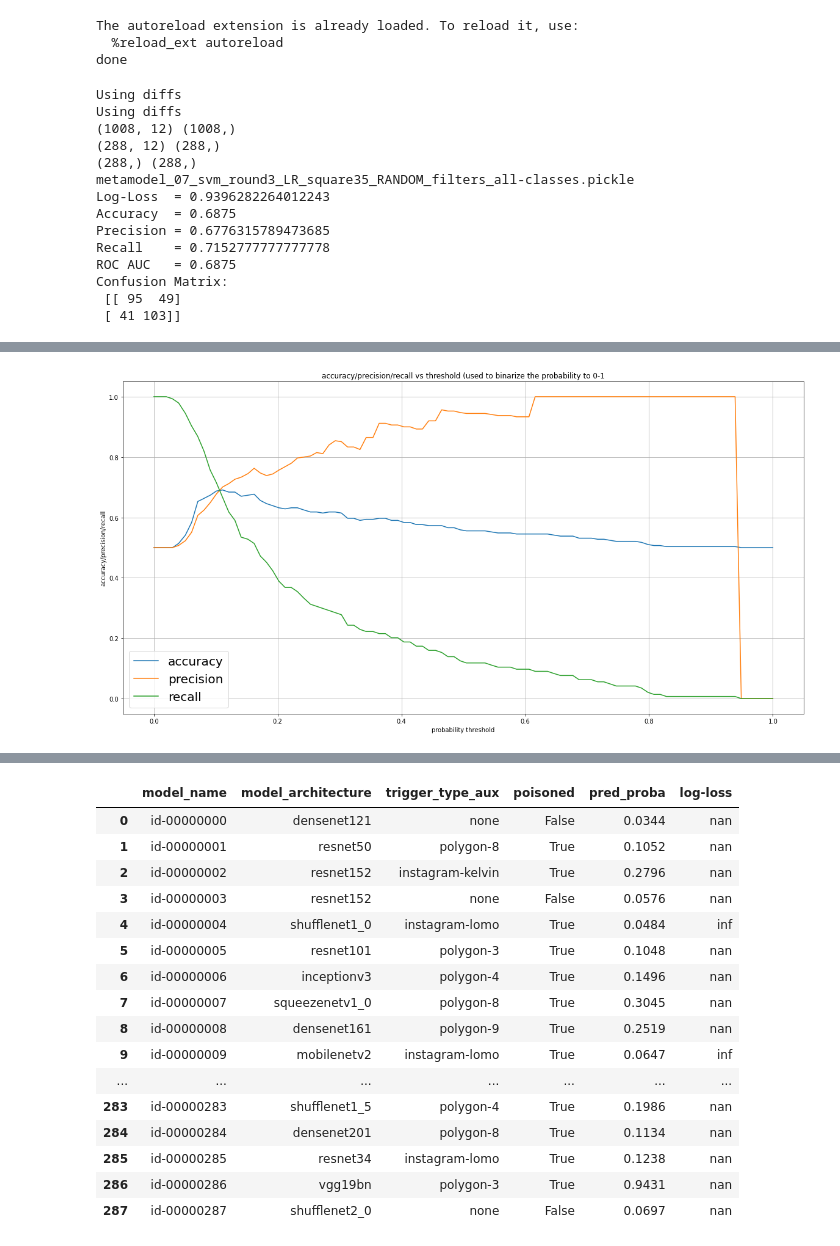
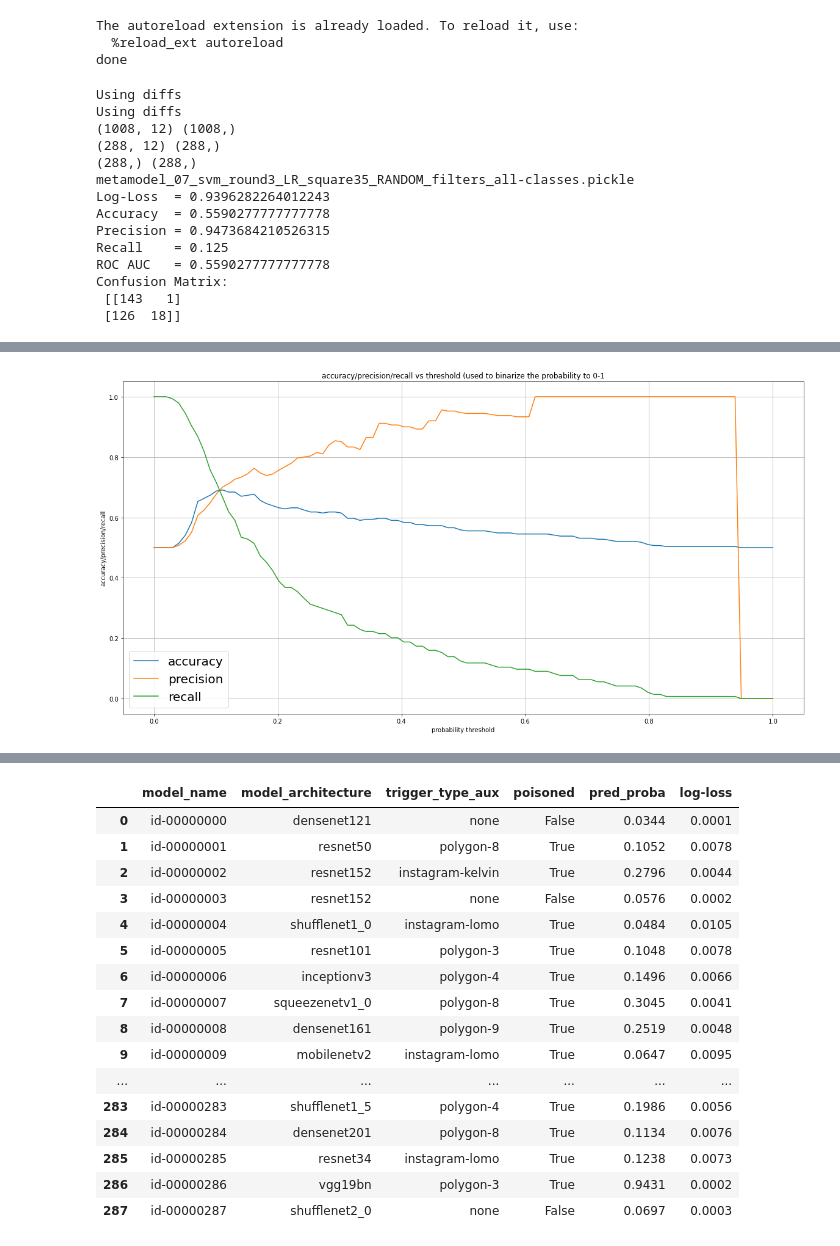
Before and after one commit to ionutmodo/TrojAI-UMD, a Jupyter notebook: notebooks/debug-round3.ipynb, the cells around one changed output, grey strips where cells are left out. Saved outputs shown, nothing was run; the diff lists cells and outputs as text; code cells hidden in the pictures.

```diff
--- a/notebooks/debug-round3.ipynb
+++ b/notebooks/debug-round3.ipynb
@@ -68,7 +70,9 @@ X_holdout, y_holdout = read_features(path_holdout, trigger_type_aux_str=None, ar
 
 y_proba = meta_model.predict_proba(X_holdout)[:, positive_class_index]
 y_pred = meta_model.predict(X_holdout)
-y_thresh = binarize_probabilities(y_proba, 0.1)
+
+# 0.1 is a good threshold to have a balance between precision and recall (with 0.1 the log-loss explodes)
+y_thresh = binarize_probabilities(y_proba, 0.5)
 
 print(X_train.shape, y_train.shape)
 print(X_holdout.shape, y_holdout.shape)
@@ -130,7 +134,7 @@ df['model_architecture'] = holdout_columns['model_architecture']
 df['poisoned'] = holdout_columns['poisoned']
 df['trigger_type_aux'] = holdout_columns['trigger_type_aux']
 df['pred_proba'] = pd.Series(y_proba)
-df['log-loss'] = -(y_holdout * np.log(y_thresh) + (1 - y_holdout) * np.log(1 - y_thresh)) / len(df)
+df['log-loss'] = -(y_holdout * np.log(y_proba) + (1 - y_holdout) * np.log(1 - y_proba)) / len(df)
 print('Log-Loss:', df['log-loss'].sum())
 df
 # %% [output]
@@ -141,12 +145,12 @@ Using diffs
 (288,) (288,)
 metamodel_07_svm_round3_LR_square35_RANDOM_filters_all-classes.pickle
 Log-Loss  = 0.9396282264012243
-Accuracy  = 0.6875
-Precision = 0.6776315789473685
-Recall    = 0.7152777777777778
-ROC AUC   = 0.6875
+Accuracy  = 0.5590277777777778
+Precision = 0.9473684210526315
+Recall    = 0.125
+ROC AUC   = 0.5590277777777778
 Confusion Matrix:
- [[ 95  49]
- [ 41 103]]
+ [[143   1]
+ [126  18]]
 [figure]
 [figure]
@@ -154,17 +158,17 @@ Log-Loss: inf
 |  | model_name | model_architecture | trigger_type_aux | poisoned | pred_proba | log-loss |
-| 0 | id-00000000 | densenet121 | none | False | 0.0344 | nan |
-| 1 | id-00000001 | resnet50 | polygon-8 | True | 0.1052 | nan |
-| 2 | id-00000002 | resnet152 | instagram-kelvin | True | 0.2796 | nan |
-| 3 | id-00000003 | resnet152 | none | False | 0.0576 | nan |
-| 4 | id-00000004 | shufflenet1_0 | instagram-lomo | True | 0.0484 | inf |
-| 5 | id-00000005 | resnet101 | polygon-3 | True | 0.1048 | nan |
-| 6 | id-00000006 | inceptionv3 | polygon-4 | True | 0.1496 | nan |
-| 7 | id-00000007 | squeezenetv1_0 | polygon-8 | True | 0.3045 | nan |
-| 8 | id-00000008 | densenet161 | polygon-9 | True | 0.2519 | nan |
-| 9 | id-00000009 | mobilenetv2 | instagram-lomo | True | 0.0647 | inf |
+| 0 | id-00000000 | densenet121 | none | False | 0.0344 | 0.0001 |
+| 1 | id-00000001 | resnet50 | polygon-8 | True | 0.1052 | 0.0078 |
+| 2 | id-00000002 | resnet152 | instagram-kelvin | True | 0.2796 | 0.0044 |
+| 3 | id-00000003 | resnet152 | none | False | 0.0576 | 0.0002 |
+| 4 | id-00000004 | shufflenet1_0 | instagram-lomo | True | 0.0484 | 0.0105 |
+| 5 | id-00000005 | resnet101 | polygon-3 | True | 0.1048 | 0.0078 |
+| 6 | id-00000006 | inceptionv3 | polygon-4 | True | 0.1496 | 0.0066 |
+| 7 | id-00000007 | squeezenetv1_0 | polygon-8 | True | 0.3045 | 0.0041 |
+| 8 | id-00000008 | densenet161 | polygon-9 | True | 0.2519 | 0.0048 |
+| 9 | id-00000009 | mobilenetv2 | instagram-lomo | True | 0.0647 | 0.0095 |
 | ... | ... | ... | ... | ... | ... | ... |
-| 283 | id-00000283 | shufflenet1_5 | polygon-4 | True | 0.1986 | nan |
-| 284 | id-00000284 | densenet201 | polygon-8 | True | 0.1134 | nan |
-| 285 | id-00000285 | resnet34 | instagram-lomo | True | 0.1238 | nan |
-| 286 | id-00000286 | vgg19bn | polygon-3 | True | 0.9431 | nan |
-| 287 | id-00000287 | shufflenet2_0 | none | False | 0.0697 | nan |
+| 283 | id-00000283 | shufflenet1_5 | polygon-4 | True | 0.1986 | 0.0056 |
+| 284 | id-00000284 | densenet201 | polygon-8 | True | 0.1134 | 0.0076 |
+| 285 | id-00000285 | resnet34 | instagram-lomo | True | 0.1238 | 0.0073 |
+| 286 | id-00000286 | vgg19bn | polygon-3 | True | 0.9431 | 0.0002 |
+| 287 | id-00000287 | shufflenet2_0 | none | False | 0.0697 | 0.0003 |
```
Also changed, not shown: parts of 2 cells of this notebook.
